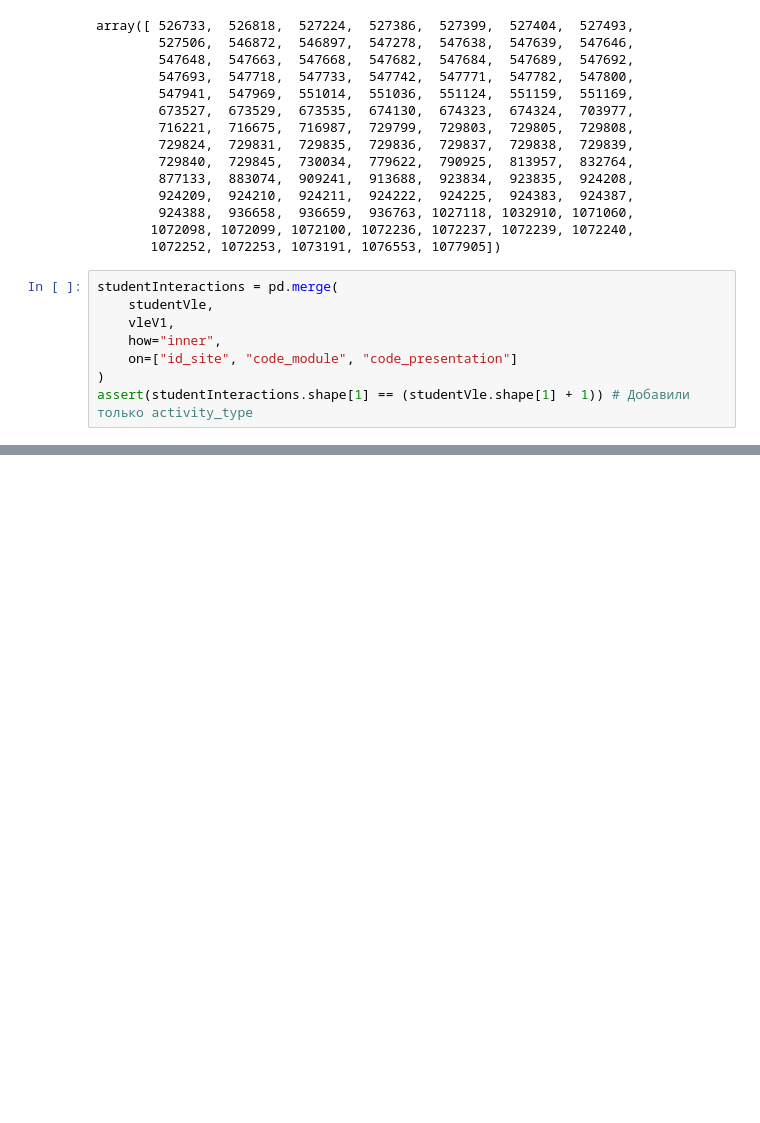
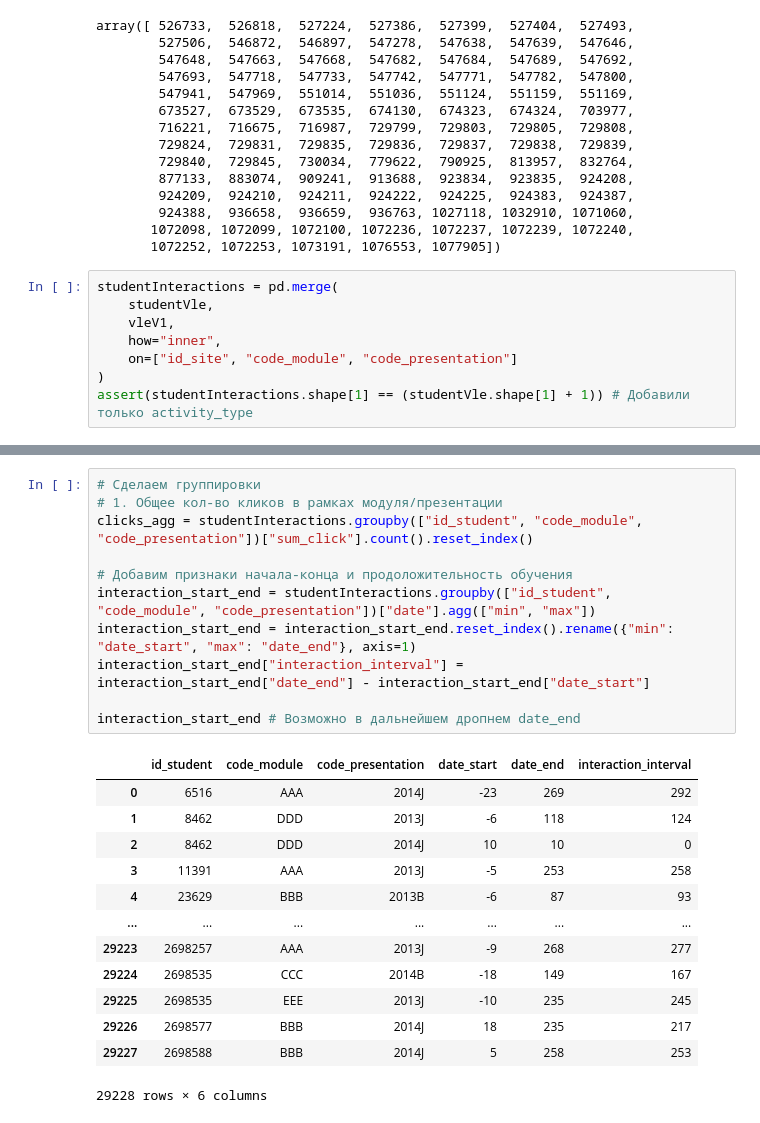
Before and after one commit to pyretttt/mle2, a Jupyter notebook: kaggle/c1/submission.ipynb, the cells around one changed output, grey strips where cells are left out. Saved outputs shown, nothing was run; the diff lists cells and outputs as text; blank space fills up the shorter version.

```diff
--- a/kaggle/c1/submission.ipynb
+++ b/kaggle/c1/submission.ipynb
@@ -495,0 +461,25 @@ assesmentsCoursesRegStudentInfo[assesmentsCoursesRegStudentInfo["id_student"] ==
+# %%
+# Сделаем группировки
+# 1. Общее кол-во кликов в рамках модуля/презентации
+clicks_agg = studentInteractions.groupby(["id_student", "code_module", "code_presentation"])["sum_click"].count().reset_index()
+
+# Добавим признаки начала-конца и продоложительность обучения
+interaction_start_end = studentInteractions.groupby(["id_student", "code_module", "code_presentation"])["date"].agg(["min", "max"])
+interaction_start_end = interaction_start_end.reset_index().rename({"min": "date_start", "max": "date_end"}, axis=1)
+interaction_start_end["interaction_interval"] = interaction_start_end["date_end"] - interaction_start_end["date_start"]
+
+interaction_start_end # Возможно в дальнейшем дропнем date_end
+# %% [output]
+|  | id_student | code_module | code_presentation | date_start | date_end | interaction_interval |
+| 0 | 6516 | AAA | 2014J | -23 | 269 | 292 |
+| 1 | 8462 | DDD | 2013J | -6 | 118 | 124 |
+| 2 | 8462 | DDD | 2014J | 10 | 10 | 0 |
+| 3 | 11391 | AAA | 2013J | -5 | 253 | 258 |
+| 4 | 23629 | BBB | 2013B | -6 | 87 | 93 |
+| ... | ... | ... | ... | ... | ... | ... |
+| 29223 | 2698257 | AAA | 2013J | -9 | 268 | 277 |
+| 29224 | 2698535 | CCC | 2014B | -18 | 149 | 167 |
+| 29225 | 2698535 | EEE | 2013J | -10 | 235 | 245 |
+| 29226 | 2698577 | BBB | 2014J | 18 | 235 | 217 |
+| 29227 | 2698588 | BBB | 2014J | 5 | 258 | 253 |
+29228 rows × 6 columns
```
Also changed, not shown: parts of 27 cells of this notebook.
